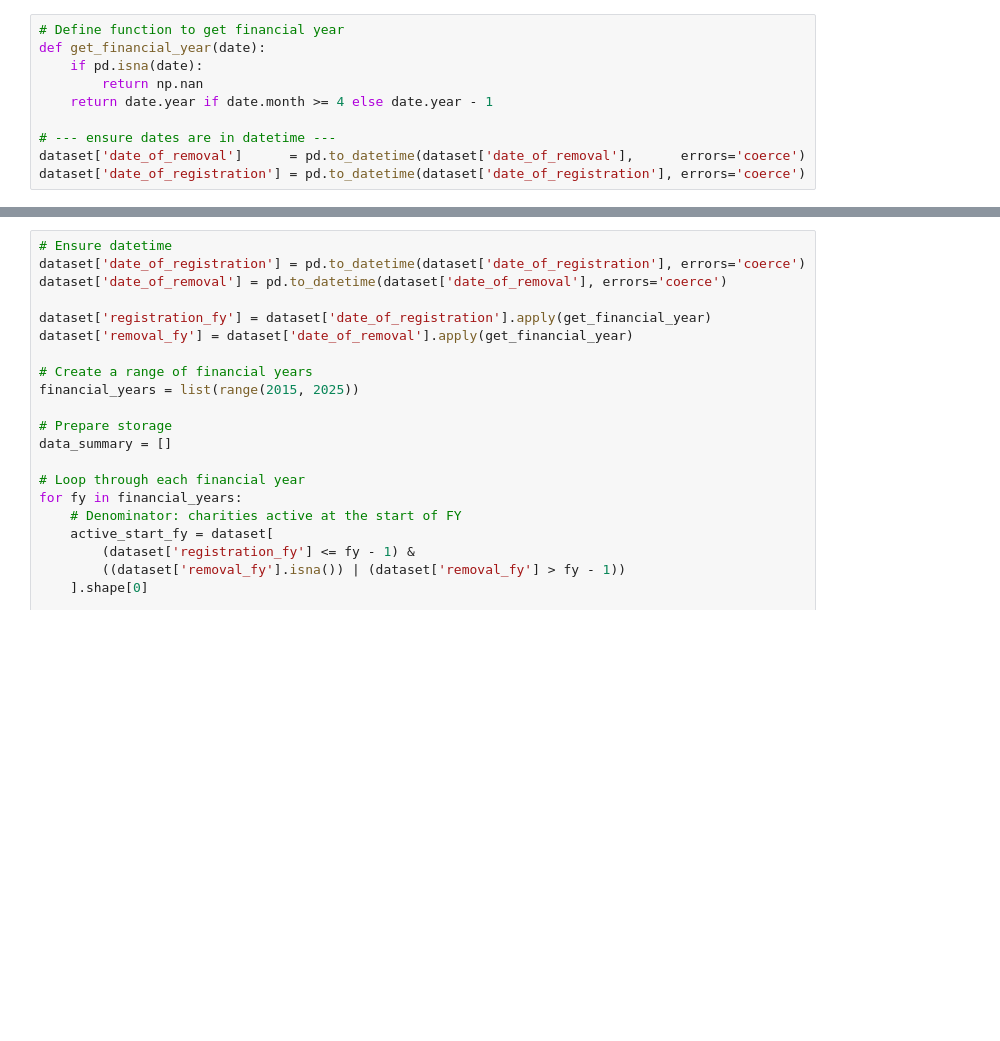
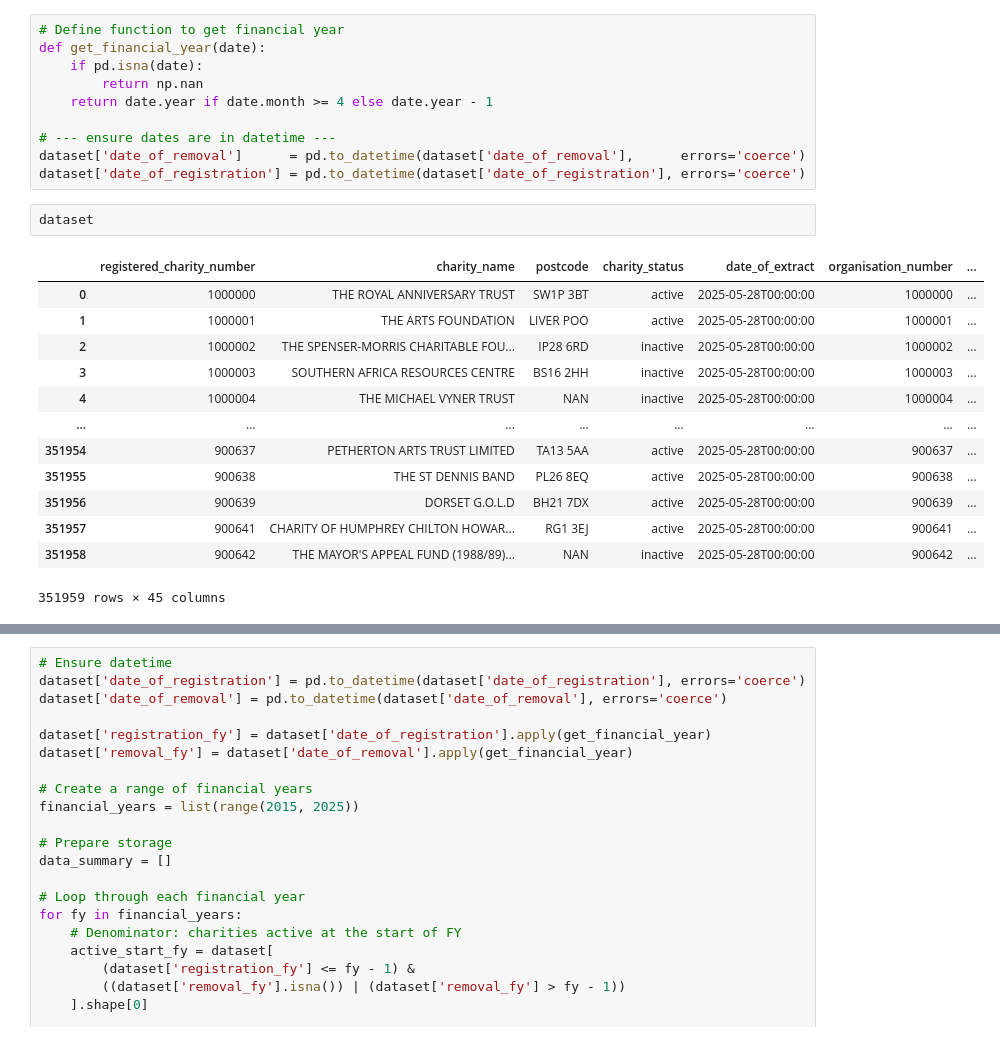
Before and after one commit to crystalyu917/The-Impact-of-Local-Council-Asset-Sales-on-Charity-Survival-in-England, a Jupyter notebook: src/analysis/time_series_analysis.ipynb, the cells around one changed output, grey strips where cells are left out. Saved outputs shown, nothing was run; the diff lists cells and outputs as text; blank space fills up the shorter version.

```diff
--- a/src/analysis/time_series_analysis.ipynb
+++ b/src/analysis/time_series_analysis.ipynb
@@ -22,6 +22,22 @@ def get_financial_year(date):
 # --- ensure dates are in datetime ---
 dataset['date_of_removal']      = pd.to_datetime(dataset['date_of_removal'],      errors='coerce')
 dataset['date_of_registration'] = pd.to_datetime(dataset['date_of_registration'], errors='coerce')
+# %%
+dataset
+# %% [output]
+|  | registered_charity_number | charity_name | postcode | charity_status | date_of_extract | organisation_number | ... |
+| 0 | 1000000 | THE ROYAL ANNIVERSARY TRUST | SW1P 3BT | active | 2025-05-28T00:00:00 | 1000000 | ... |
+| 1 | 1000001 | THE ARTS FOUNDATION | LIVER POO | active | 2025-05-28T00:00:00 | 1000001 | ... |
+| 2 | 1000002 | THE SPENSER-MORRIS CHARITABLE FOU... | IP28 6RD | inactive | 2025-05-28T00:00:00 | 1000002 | ... |
+| 3 | 1000003 | SOUTHERN AFRICA RESOURCES CENTRE | BS16 2HH | inactive | 2025-05-28T00:00:00 | 1000003 | ... |
+| 4 | 1000004 | THE MICHAEL VYNER TRUST | NAN | inactive | 2025-05-28T00:00:00 | 1000004 | ... |
+| ... | ... | ... | ... | ... | ... | ... | ... |
+| 351954 | 900637 | PETHERTON ARTS TRUST LIMITED | TA13 5AA | active | 2025-05-28T00:00:00 | 900637 | ... |
+| 351955 | 900638 | THE ST DENNIS BAND | PL26 8EQ | active | 2025-05-28T00:00:00 | 900638 | ... |
+| 351956 | 900639 | DORSET G.O.L.D | BH21 7DX | active | 2025-05-28T00:00:00 | 900639 | ... |
+| 351957 | 900641 | CHARITY OF HUMPHREY CHILTON HOWAR... | RG1 3EJ | active | 2025-05-28T00:00:00 | 900641 | ... |
+| 351958 | 900642 | THE MAYOR'S APPEAL FUND (1988/89)... | NAN | inactive | 2025-05-28T00:00:00 | 900642 | ... |
+351959 rows × 45 columns
 # %%
 # Missing-income charities (2015-2024 window)
 year_mask = (
```
Also changed, not shown: parts of 2 cells of this notebook, 1 other file.
